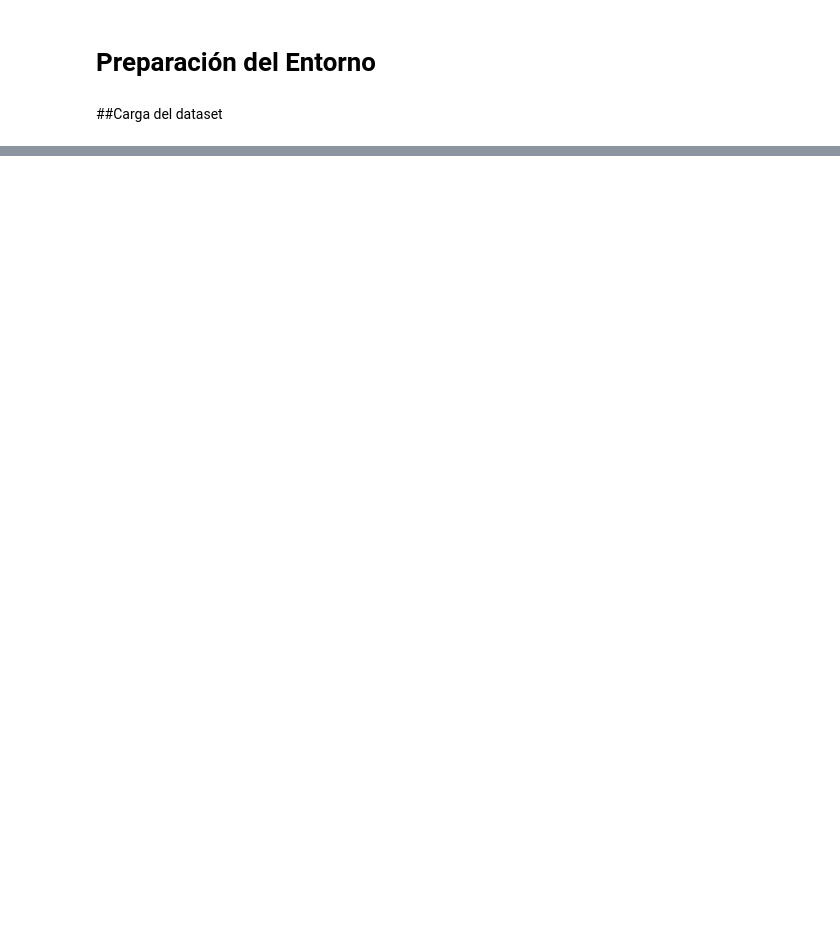
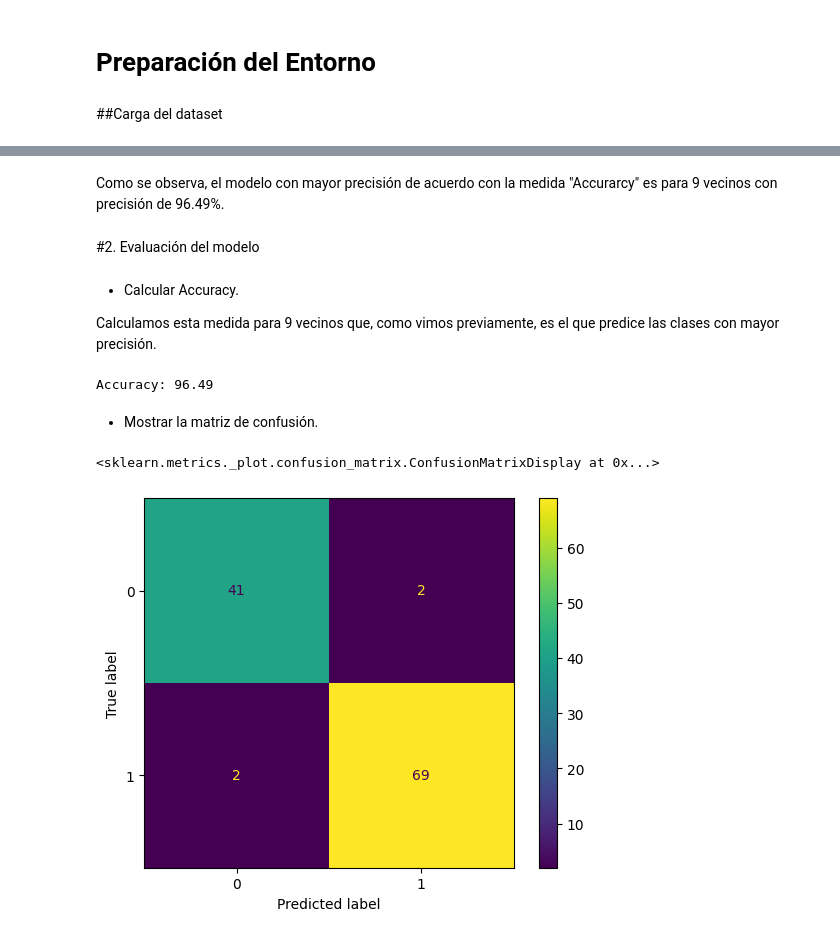
Before and after one commit to gustavox0/Tecnicas_ML, a Jupyter notebook: M6_AI2_SalazarGustavo.ipynb, the cells around one changed output, grey strips where cells are left out. Cells and saved outputs as stored; diff of their text form; code cells hidden in the pictures; blank space fills up the shorter version.

```diff
--- a/M6_AI2_SalazarGustavo.ipynb
+++ b/M6_AI2_SalazarGustavo.ipynb
@@ -221,0 +124,8 @@ Evaluación en función del **MSE**
+# %%
+#Estandarización de los datos
+from sklearn.preprocessing import StandardScaler
+scaler = StandardScaler()
+scaled = scaler.fit(df.iloc[:,0:-1]).transform(df.iloc[:,0:-1])
+dfs = pd.DataFrame(scaled, columns=df.columns[:-1])
+dfs = pd.concat([dfs, df["target"]], axis=1)
+dfs.head(10)
@@ -221,0 +149,4 @@ Evaluación en función del **MSE**
+# %%
+#Parto los datos en entrenamiento (80%) y en prueba (20%)
+from sklearn.model_selection import train_test_split
+X_train, X_test, y_train, y_test = train_test_split(dfs.iloc[:,0:-1], dfs.iloc[:,-1], test_size=0.2, random_state=42)
@@ -221,0 +157,14 @@ Evaluación en función del **MSE**
+# %%
+from sklearn.metrics import accuracy_score
+accuracy_val=[]
+#Entrenamos el modelo para valores de impares de k entre 1 y 20.
+for k in list(range(1, 20, 2)):
+  #entrenar modelo
+  knn_model = KNeighborsClassifier(n_neighbors=k, weights=weights, metric=metric)
+  knn_model.fit(X_train, y_train)
+  #predecir valores
+  y_pred = knn_model.predict(X_test)
+  #calcular accuracy
+  accuracy = accuracy_score(y_test, y_pred)
+  accuracy_val.append(accuracy)
+  print(f"Accuracy para k={k}: {round(accuracy*100,2)}")
@@ -221,0 +182,26 @@ Evaluación en función del **MSE**
+# %% [markdown]
+Como se observa, el modelo con mayor precisión de acuerdo con la medida "Accurarcy" es para 9 vecinos con precisión de 96.49%.
+# %% [markdown]
+#2. Evaluación del modelo
+# %% [markdown]
+  - Calcular Accuracy.
+
+  Calculamos esta medida para 9 vecinos que, como vimos previamente, es el que predice las clases con mayor precisión.
+# %%
+#Entrenanamiento del modelo.
+knn_model = KNeighborsClassifier(n_neighbors=9, weights=weights, metric=metric)
+knn_model.fit(X_train, y_train)
+#Prediccion de si el tumor es benigno o maligno
+y_pred = knn_model.predict(X_test)
+print(f"Accuracy: {round(accuracy_score(y_test, y_pred)*100,2)}")
+# %% [output]
+Accuracy: 96.49
+# %% [markdown]
+  - Mostrar la matriz de confusión.
+# %%
+from sklearn.metrics import confusion_matrix, ConfusionMatrixDisplay
+conf_matrix = confusion_matrix(y_test, y_pred)
+ConfusionMatrixDisplay(confusion_matrix=conf_matrix).plot()
+# %% [output]
+<sklearn.metrics._plot.confusion_matrix.ConfusionMatrixDisplay at 0x...>
+[figure, added]
```
Also changed, not shown: parts of 46 cells of this notebook.
